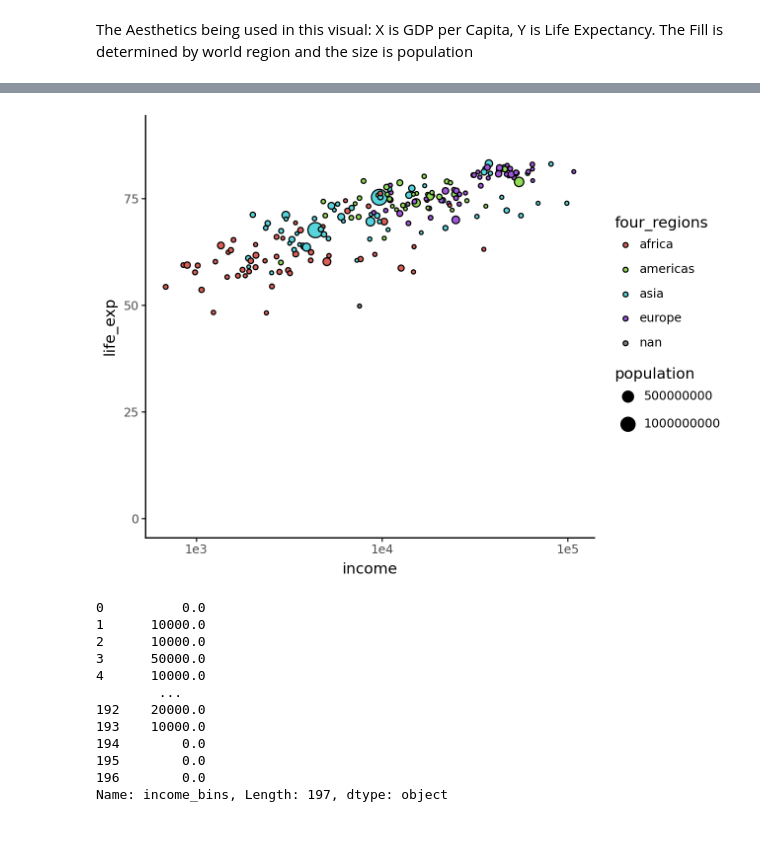
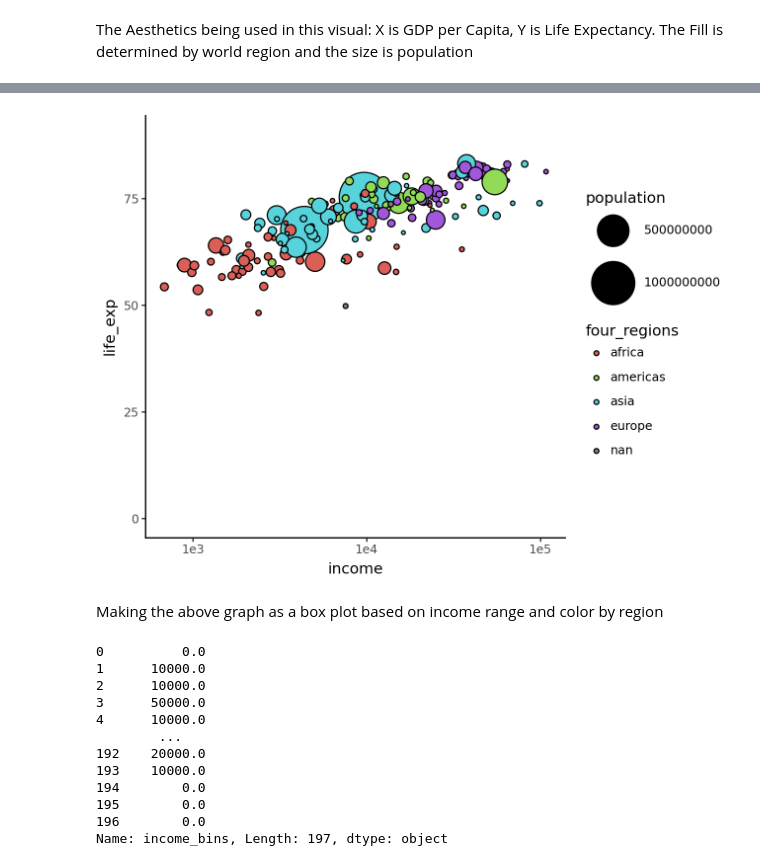
Before and after one commit to davisbove/GSB_544, a Jupyter notebook: Lab 1/Lab_1_Notebook.ipynb, the cells around one changed output, grey strips where cells are left out. Cells and saved outputs as stored; diff of their text form; code cells hidden in the pictures; blank space fills up the shorter version.

```diff
--- a/Lab 1/Lab_1_Notebook.ipynb
+++ b/Lab 1/Lab_1_Notebook.ipynb
@@ -33,9 +33,11 @@ df1.head()
 # %%
 #Create graph
 
-(ggplot(df1, aes(x = "income", y = "life_exp", fill = "four_regions", size = "population"))+ geom_point()+ scale_x_log10() + lims(y = (0,90)) + theme_classic())
+(ggplot(df1, aes(x = "income", y = "life_exp", fill = "four_regions", size = "population"))+ geom_point()+ scale_x_log10() + lims(y = (0,90)) + theme_classic()+ scale_size_continuous(range = (1, 20)))
 # %% [output]
-[figure, old version]
+[figure, new version]
+# %% [markdown]
+Making the above graph as a box plot based on income range and color by region
 # %%
 df1["income_float"]= df1["income"].astype(float)
 df1["income_int"] = df1["income_float"].round(decimals = -4)
```
Also changed, not shown: parts of 11 cells of this notebook.
